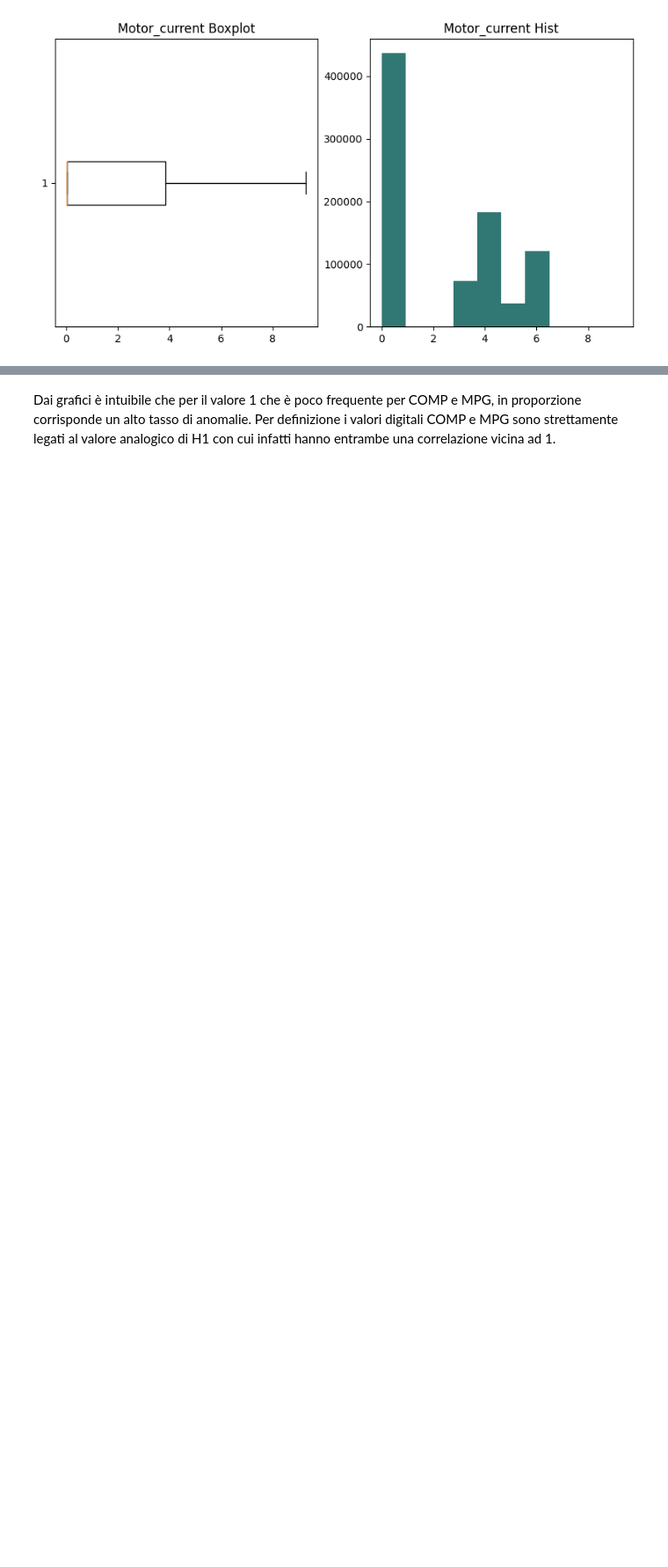
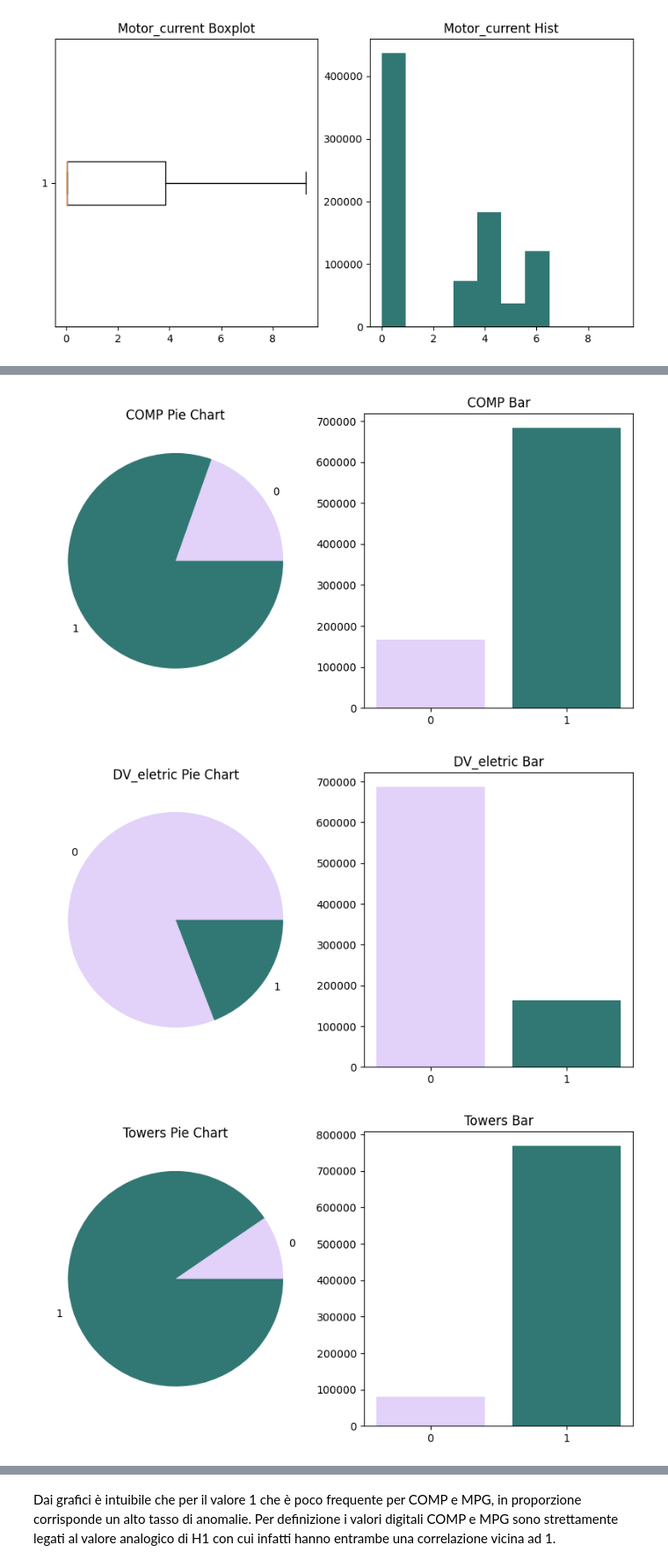
Before and after one commit to AlessandroSciarrillo/DIA-project, a Jupyter notebook: test_metro3.ipynb, the cells around one changed output, grey strips where cells are left out. Shown at 88% size. Cells and saved outputs as stored; diff of their text form; code cells hidden in the pictures; blank space fills up the shorter version.

```diff
--- a/test_metro3.ipynb
+++ b/test_metro3.ipynb
@@ -220,0 +260,13 @@ for col in df.columns[:7]:
+# %%
+for col in df.columns[7:15]:
+    fig, ax = plt.subplots(1,2, figsize=(10,5))
+    ax[0].set_title(col+" Pie Chart")
+    ax[1].set_title(col+" Bar")
+    ax[0].pie( np.bincount(df[col]), labels=["0", "1"], colors=["#E2D1F9","#317773"]);
+    ax[1].bar([0, 1], np.bincount(df[col]), color=["#E2D1F9","#317773"])
+    ax[1].set_xticks(np.arange(2))
+    ax[1].set_xticklabels(['0', '1'])
+# %% [output]
+[figure, added]
+[figure, added]
+[figure, added]
```
Also changed, not shown: parts of 87 cells of this notebook.
